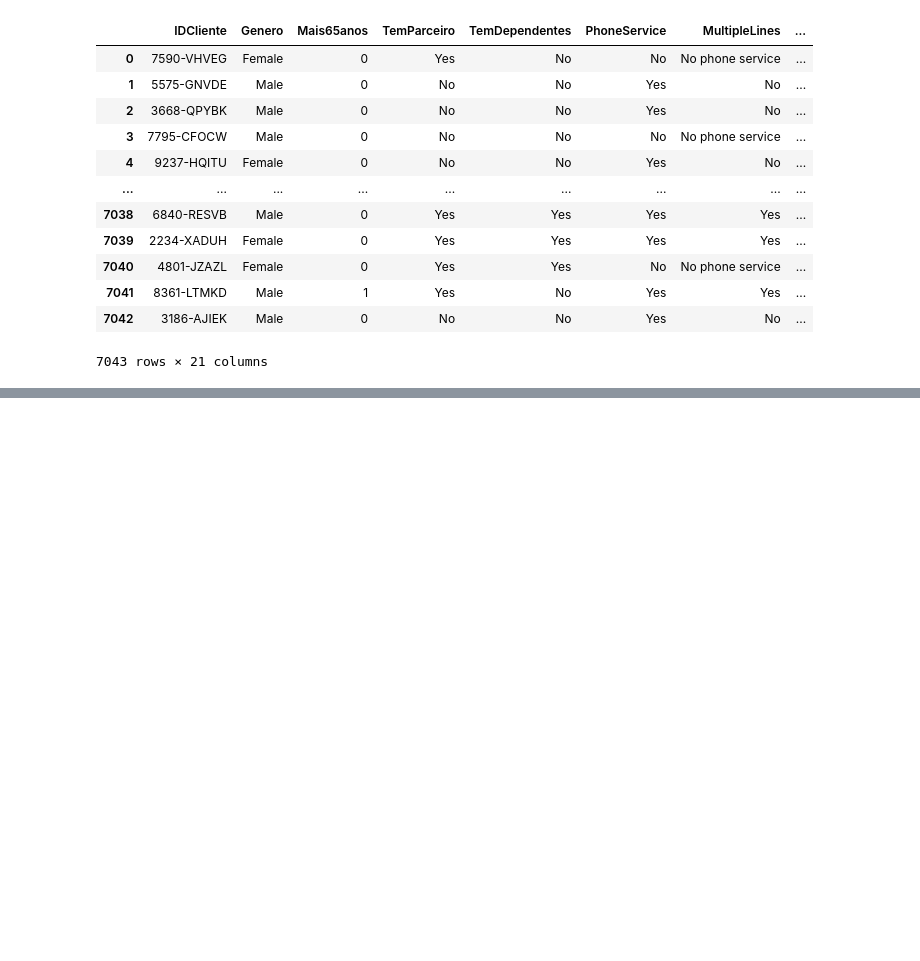
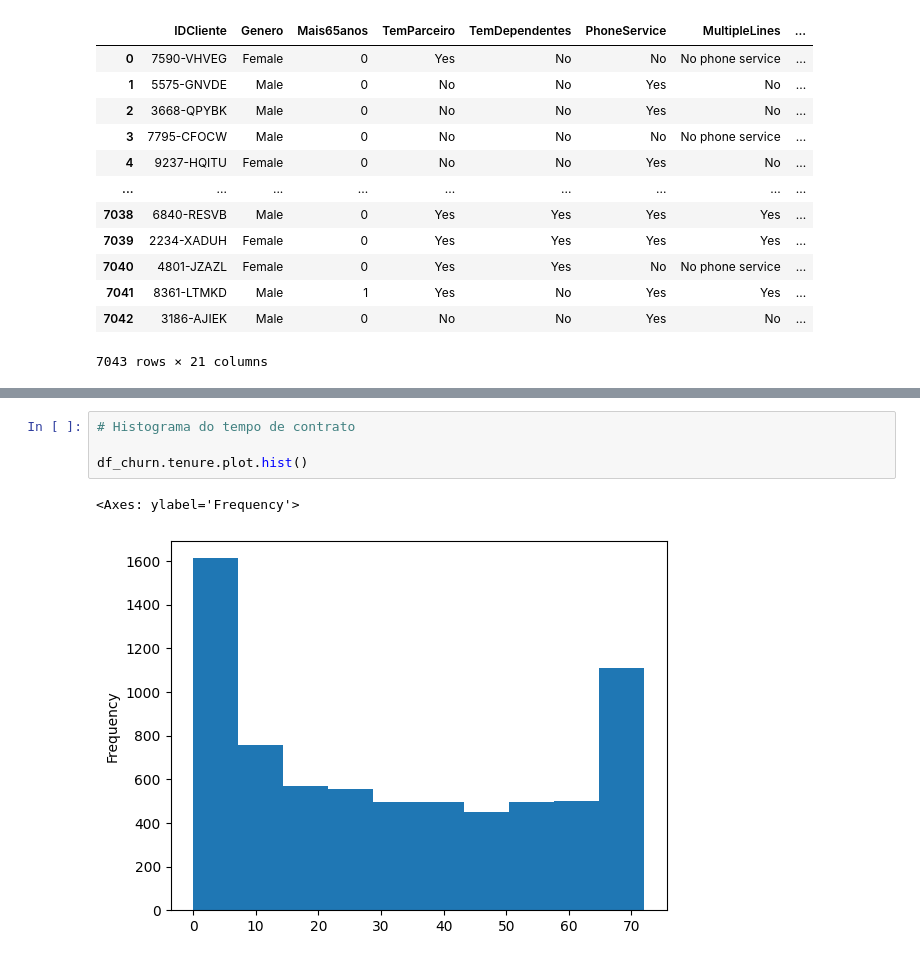
Before and after one commit to jairosl/artificial_intelligence_python, a Jupyter notebook: Rocketseat_IA_Module.ipynb, the cells around one changed output, grey strips where cells are left out. Cells and saved outputs as stored; diff of their text form; blank space fills up the shorter version.

```diff
--- a/Rocketseat_IA_Module.ipynb
+++ b/Rocketseat_IA_Module.ipynb
@@ -768,0 +833,7 @@ df_churn.fillna(value={"TotalCharges": media_TotalCharges})
+# %%
+# Histograma do tempo de contrato
+
+df_churn.tenure.plot.hist()
+# %% [output]
+<Axes: ylabel='Frequency'>
+[figure, added]
```
Also changed, not shown: parts of 22 cells of this notebook.
